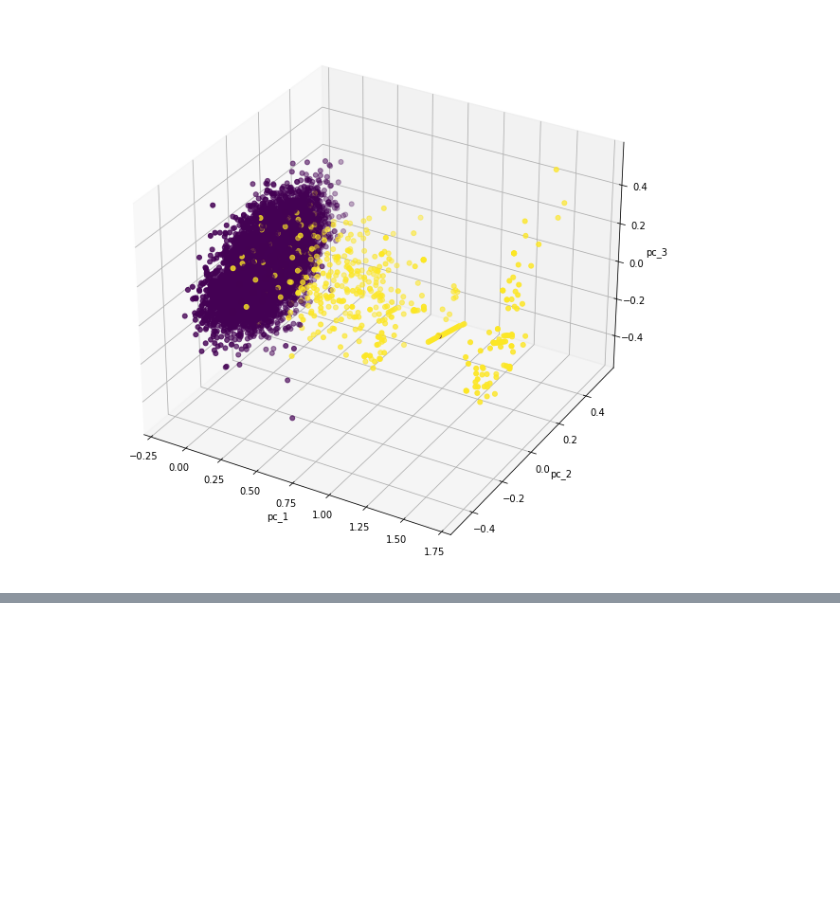
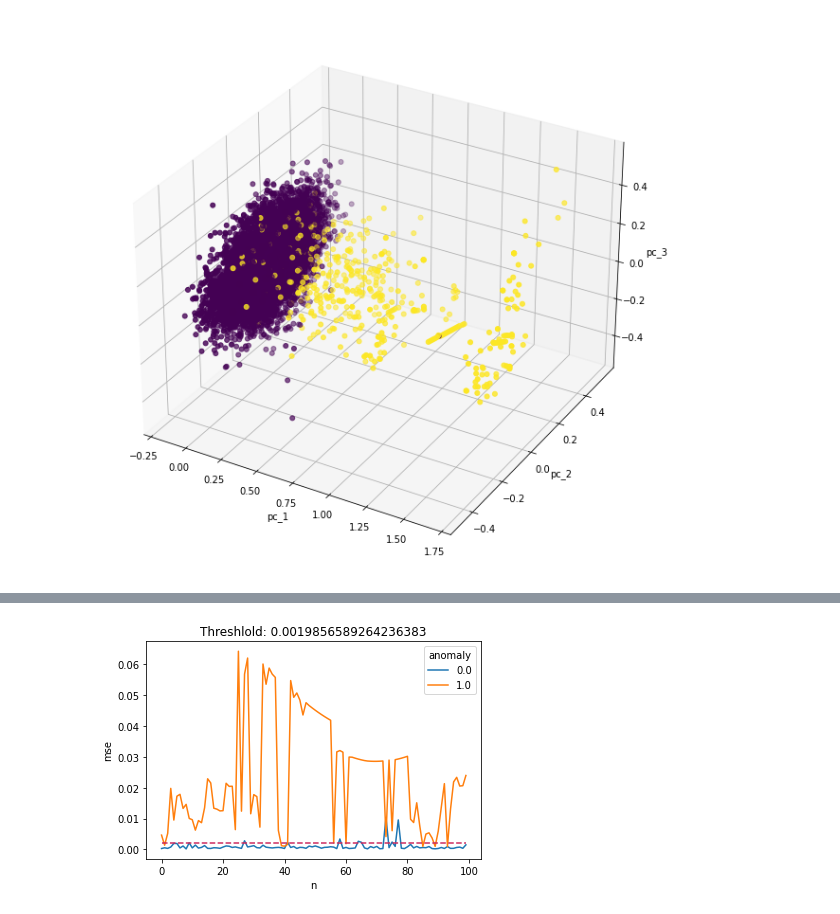
Before and after one commit to ghorbani-mohammad/spark-bank-fraud-detection, a Jupyter notebook: autoencoder.ipynb, the cells around one changed output, grey strips where cells are left out. Cells and saved outputs as stored; diff of their text form; code cells hidden in the pictures; blank space fills up the shorter version.

Commit message:
add treshold diagram

```diff
--- a/autoencoder.ipynb
+++ b/autoencoder.ipynb
@@ -123,0 +132,41 @@ Epoch 50/100
+# %%
+train_predicted_x = autoencoder.predict(x=train_data)
+train_events_mse = mean_squared_error(train_data, train_predicted_x)
+cut_off = np.percentile(train_events_mse, 95)
+# %%
+plot_samples = 100
+# normal event
+real_x = test_data[:plot_samples].reshape(plot_samples, n_features)
+predicted_x = autoencoder.predict(x=real_x)
+normal_events_mse = mean_squared_error(real_x, predicted_x)
+normal_events_df = pd.DataFrame({
+	'mse': normal_events_mse,
+	'n': np.arange(0, plot_samples),
+	'anomaly': np.zeros(plot_samples)})
+
+
+
+# abnormal event
+abnormal_x = scaler.transform(abnormal_events)[:plot_samples].reshape(plot_samples, n_features)
+predicted_x = autoencoder.predict(x=abnormal_x)
+abnormal_events_mse = mean_squared_error(abnormal_x, predicted_x)
+abnormal_events_df = pd.DataFrame({
+	'mse': abnormal_events_mse,
+	'n': np.arange(0, plot_samples),
+	'anomaly': np.ones(plot_samples)})
+
+mse_df = pd.concat([normal_events_df, abnormal_events_df])
+plot = sns.lineplot(x=mse_df.n, y=mse_df.mse, hue=mse_df.anomaly)
+
+line = Line2D(
+	xdata=np.arange(0, plot_samples),
+	ydata=np.full(plot_samples, cut_off),
+	color='#CC2B5E',
+	linewidth=1.5,
+	linestyle='dashed')
+
+plot.add_artist(line)
+plt.title('Threshlold: {threshold}'.format(threshold=cut_off))
+plt.show()
+# %% [output]
+[figure, added]
```
Also changed, not shown: parts of 3 cells of this notebook.
